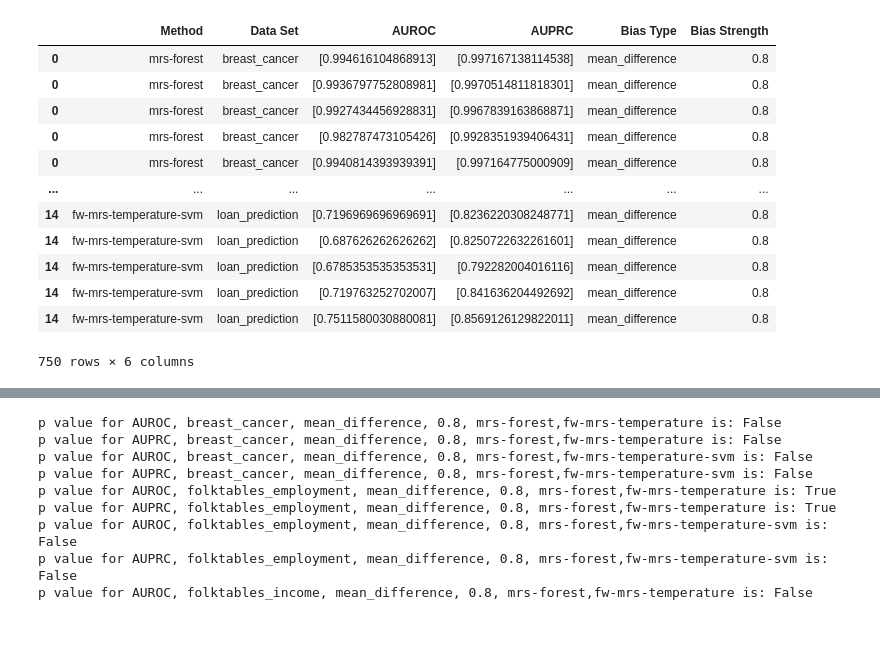
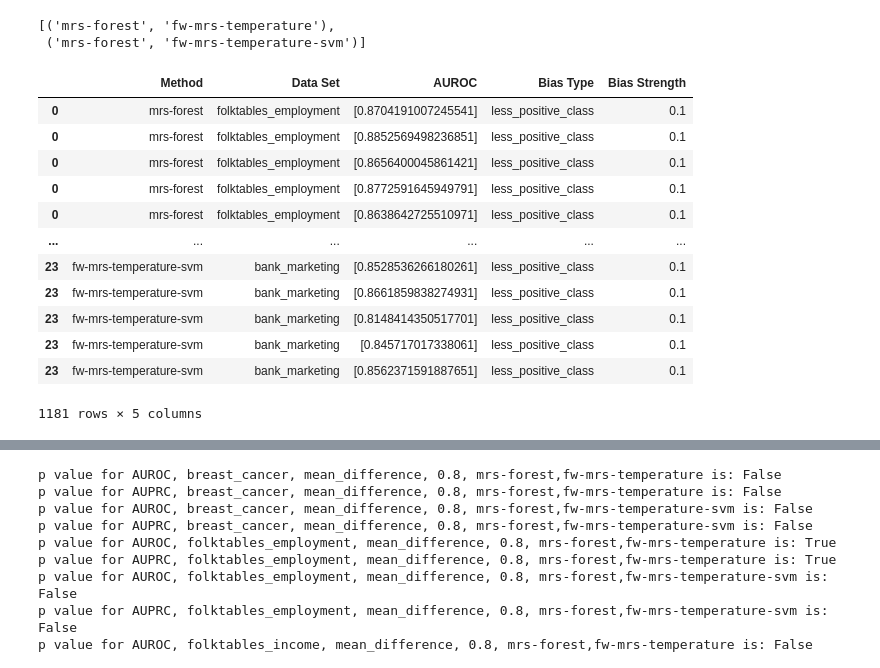
Before and after one commit to kramerlab/FeatureWeightDebiasing, a Jupyter notebook: notebooks/corrected_t_test.ipynb, the cells around one changed output, grey strips where cells are left out. Saved outputs shown, nothing was run; the diff lists cells and outputs as text; code cells hidden in the pictures; blank space fills up the shorter version.

```diff
--- a/notebooks/corrected_t_test.ipynb
+++ b/notebooks/corrected_t_test.ipynb
@@ -24,37 +7,66 @@ method_pairs
+# %%
+result_path = Path("../results/downstream_task")
+bias_types = ["less_positive_class"]
+metrics = ["AUROC"]
+less_bias_strengths = ["0.1"]
+method_name_replacer = {"mrs-forest": "MRS",
+                        "fw-mrs-temperature": "FW-MRS",
+                        "fw-mrs-temperature-svm": "FW-MRS$_{SVM}$",
+                        }
+data_set_replacer = {
+                    "folktables_employment": "Employment",
+                    "folktables_income": "Income",
+                    "breast_cancer": "Breast Cancer",
+                    "hr_analytics": "HR Analytic",
+                    "loan_prediction": "Loan",
+                    "diabetes": "Diabetes",
+                    "german_credit": "German Credit",
+                    "bank_marketing": "Bank Marketing"
+                    }
+# %%
+method_pairs = []
+for other_method in ("fw-mrs-temperature", "fw-mrs-temperature-svm"):
+    method_pairs.append(("mrs-forest", other_method))
+method_pairs
+# %% [output]
+[('mrs-forest', 'fw-mrs-temperature'),
+ ('mrs-forest', 'fw-mrs-temperature-svm')]
 # %%
 aurocs = []
 auprcs = []
 dict_list = []
-for dataset in datasets:
+for dataset in data_set_replacer.keys():
     for bias_type in bias_types:
-        for method in t_test_methods_list:
-            if bias_type == "mean_difference":
-                bias_strengths = mean_bias_strengthts
-            else :
-                bias_strengths = less_bias_strengths
-            for bias_strength in bias_strengths:
+        for method in method_name_replacer.keys():
+            for bias_strength in less_bias_strengths:
                 json_directory = result_path / dataset / bias_type /  bias_strength/ method / "classification_results"
-                auroc_file = pd.read_json(str(json_directory / "rf_auroc.json"))
-                auprc_file = pd.read_json(str(json_directory / "rf_auprc.json"))
-                dict_list.append({"Method": method, "Data Set": dataset, "AUROC": auroc_file.values, "AUPRC":auprc_file.values,
-                                  "Bias Type": bias_type, "Bias Strength": bias_strength})
+                auroc_file = pd.read_json(str(json_directory / "rf_auroc_list.json"))
+                dict_list.append(
+                    {
+                        "Method": method,
+                        "Data Set": dataset,
+                        "AUROC": auroc_file.values,
+                        "Bias Type": bias_type,
+                        "Bias Strength": bias_strength
+                    }
+                                  )
 result_df = pd.DataFrame(data=dict_list)
 # %%
-result_df.explode(["AUROC", "AUPRC"])
+result_df.explode("AUROC")
 # %% [output]
-|  | Method | Data Set | AUROC | AUPRC | Bias Type | Bias Strength |
-| 0 | mrs-forest | breast_cancer | [0.994616104868913] | [0.997167138114538] | mean_difference | 0.8 |
-| 0 | mrs-forest | breast_cancer | [0.9936797752808981] | [0.9970514811818301] | mean_difference | 0.8 |
-| 0 | mrs-forest | breast_cancer | [0.9927434456928831] | [0.9967839163868871] | mean_difference | 0.8 |
-| 0 | mrs-forest | breast_cancer | [0.982787473105426] | [0.9928351939406431] | mean_difference | 0.8 |
-| 0 | mrs-forest | breast_cancer | [0.9940814393939391] | [0.997164775000909] | mean_difference | 0.8 |
-| ... | ... | ... | ... | ... | ... | ... |
-| 14 | fw-mrs-temperature-svm | loan_prediction | [0.7196969696969691] | [0.8236220308248771] | mean_difference | 0.8 |
-| 14 | fw-mrs-temperature-svm | loan_prediction | [0.687626262626262] | [0.8250722632261601] | mean_difference | 0.8 |
-| 14 | fw-mrs-temperature-svm | loan_prediction | [0.6785353535353531] | [0.792282004016116] | mean_difference | 0.8 |
-| 14 | fw-mrs-temperature-svm | loan_prediction | [0.719763252702007] | [0.841636204492692] | mean_difference | 0.8 |
-| 14 | fw-mrs-temperature-svm | loan_prediction | [0.7511580030880081] | [0.8569126129822011] | mean_difference | 0.8 |
+|  | Method | Data Set | AUROC | Bias Type | Bias Strength |
+| 0 | mrs-forest | folktables_employment | [0.8704191007245541] | less_positive_class | 0.1 |
+| 0 | mrs-forest | folktables_employment | [0.8852569498236851] | less_positive_class | 0.1 |
+| 0 | mrs-forest | folktables_employment | [0.8656400045861421] | less_positive_class | 0.1 |
+| 0 | mrs-forest | folktables_employment | [0.8772591645949791] | less_positive_class | 0.1 |
+| 0 | mrs-forest | folktables_employment | [0.8638642725510971] | less_positive_class | 0.1 |
+| ... | ... | ... | ... | ... | ... |
+| 23 | fw-mrs-temperature-svm | bank_marketing | [0.8528536266180261] | less_positive_class | 0.1 |
+| 23 | fw-mrs-temperature-svm | bank_marketing | [0.8661859838274931] | less_positive_class | 0.1 |
+| 23 | fw-mrs-temperature-svm | bank_marketing | [0.8148414350517701] | less_positive_class | 0.1 |
+| 23 | fw-mrs-temperature-svm | bank_marketing | [0.845717017338061] | less_positive_class | 0.1 |
+| 23 | fw-mrs-temperature-svm | bank_marketing | [0.8562371591887651] | less_positive_class | 0.1 |
-750 rows × 6 columns
+1181 rows × 5 columns
 # %%
 def corrected_t_test(first_values, second_values, n_folds=5.0):
     differences = first_values - second_values
```
Also changed, not shown: parts of 5 cells of this notebook, 5 other files.
